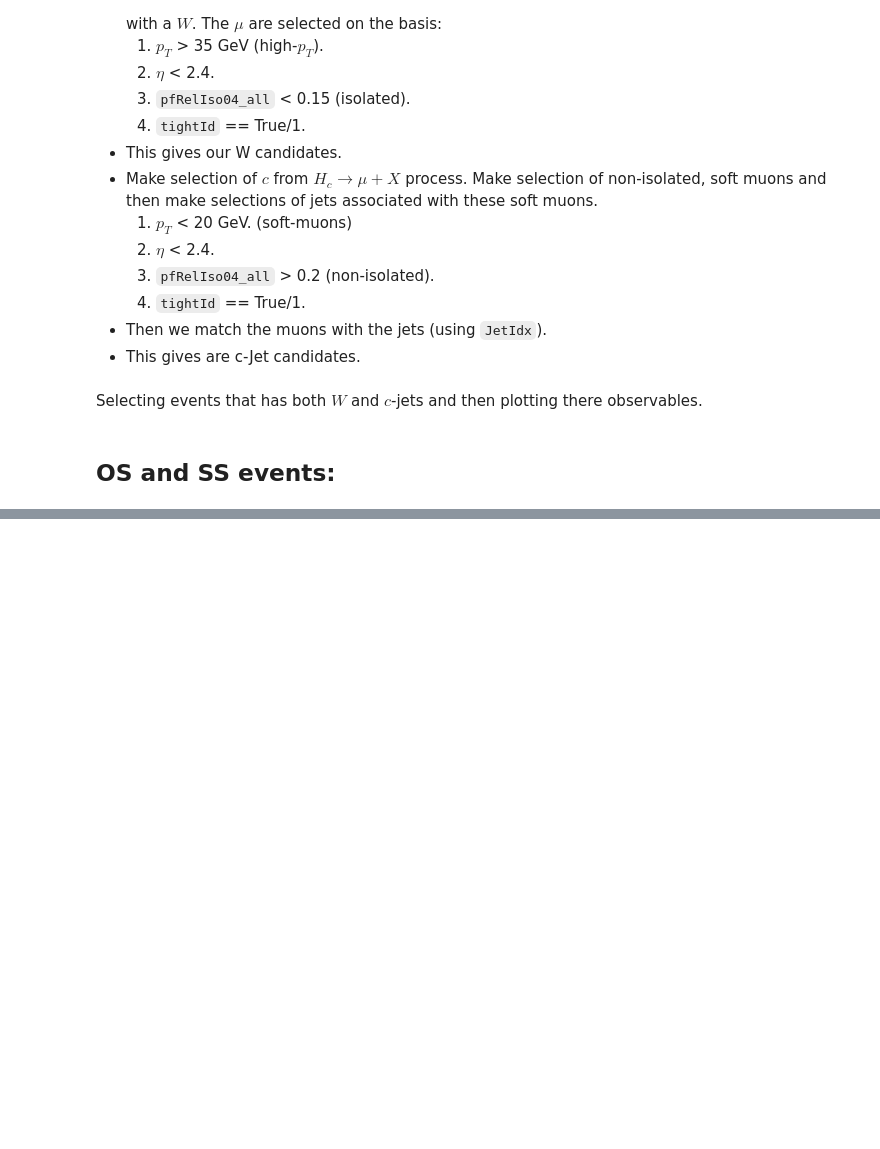
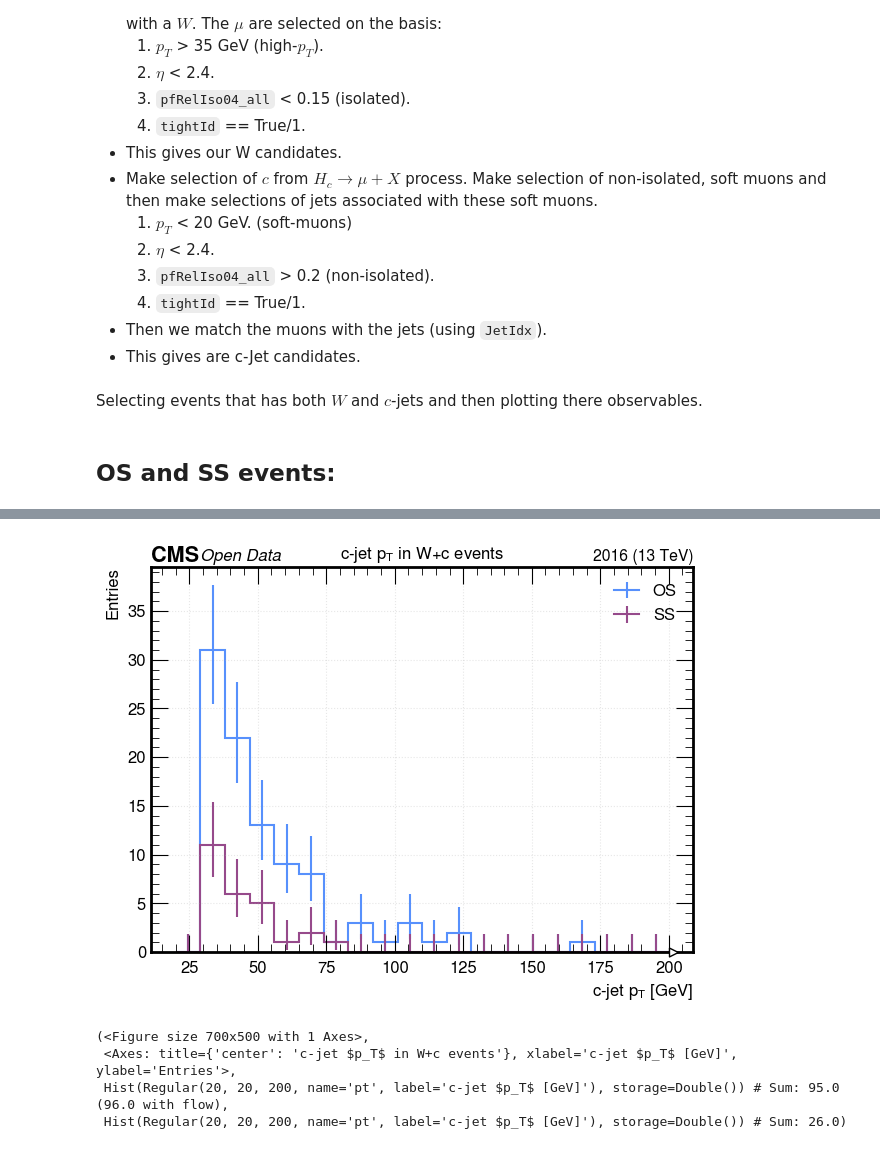
Before and after one commit to xondikoi03/charmTaggingAnalysis, a Jupyter notebook: Coffea/notebooks/WcAnalysis.ipynb, the cells around one changed output, grey strips where cells are left out. Saved outputs shown, nothing was run; the diff lists cells and outputs as text; code cells hidden in the pictures; blank space fills up the shorter version.

```diff
--- a/Coffea/notebooks/WcAnalysis.ipynb
+++ b/Coffea/notebooks/WcAnalysis.ipynb
@@ -340,0 +352,21 @@ plt.show()
+# %%
+make_overlay_hist(
+    cjet_pt_OS,
+    cjet_pt_SS,
+    bins=20,
+    x_range=(20, 200),
+    name="pt",
+    xlabel=r"c-jet $p_T$ [GeV]",
+    title=r"c-jet $p_T$ in W+c events",
+    labels=("OS", "SS"),
+    colors=("C0", "C3"),
+    normalize=False,
+    fname="Plots/cjet_pt_OS_vs_SS.png",
+
+)
+# %% [output]
+[figure, added]
+(<Figure size 700x500 with 1 Axes>,
+ <Axes: title={'center': 'c-jet $p_T$ in W+c events'}, xlabel='c-jet $p_T$ [GeV]', ylabel='Entries'>,
+ Hist(Regular(20, 20, 200, name='pt', label='c-jet $p_T$ [GeV]'), storage=Double()) # Sum: 95.0 (96.0 with flow),
+ Hist(Regular(20, 20, 200, name='pt', label='c-jet $p_T$ [GeV]'), storage=Double()) # Sum: 26.0)
```
Also changed, not shown: parts of 9 cells of this notebook.
